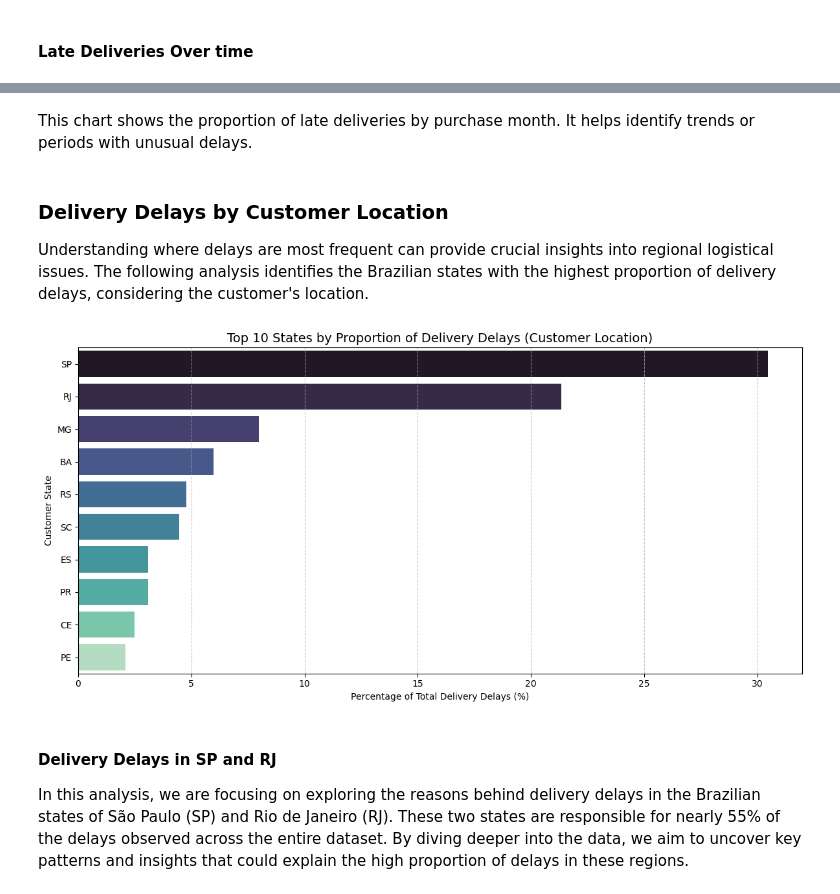
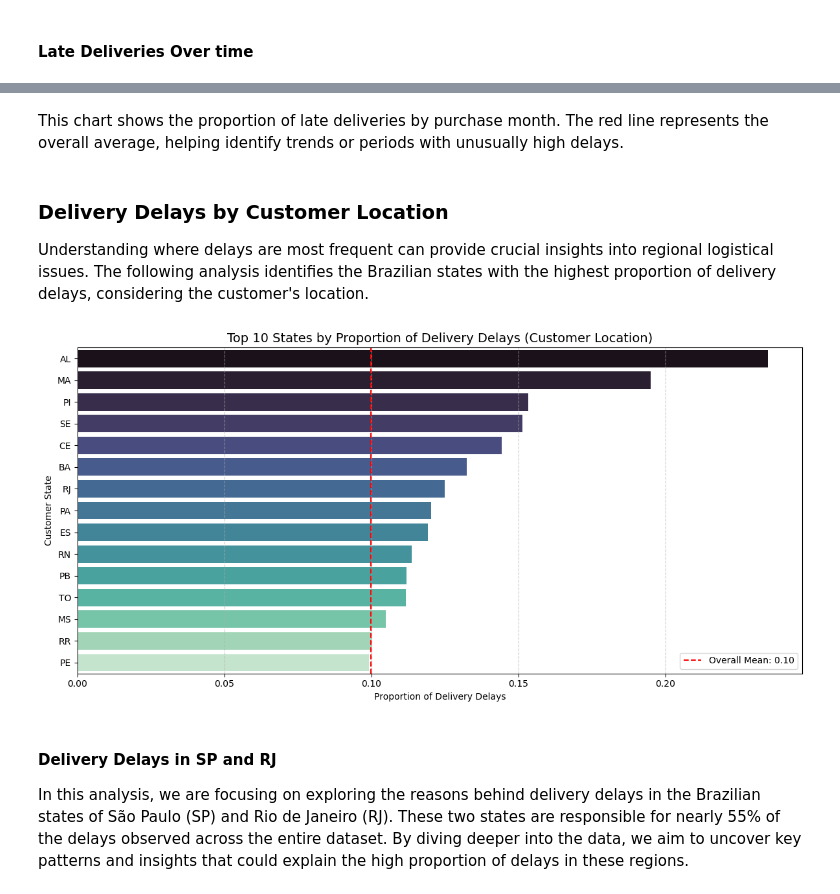
Before and after one commit to rickaof/Portfolio, a Jupyter notebook: Ecommerce_Analysis/notebooks/data_preparation.ipynb, the cells around one changed output, grey strips where cells are left out. Cells and saved outputs as stored; diff of their text form; code cells hidden in the pictures.

```diff
--- a/Ecommerce_Analysis/notebooks/data_preparation.ipynb
+++ b/Ecommerce_Analysis/notebooks/data_preparation.ipynb
@@ -511,37 +524,39 @@ plt.show()
 # %% [markdown]
-This chart shows the proportion of late deliveries by purchase month. It helps identify trends or periods with unusual delays.
+This chart shows the proportion of late deliveries by purchase month. The red line represents the overall average, helping identify trends or periods with unusually high delays.
 # %% [markdown]
 ### Delivery Delays by Customer Location
 Understanding where delays are most frequent can provide crucial insights into regional logistical issues. The following analysis identifies the Brazilian states with the highest proportion of delivery delays, considering the customer's location.
-# %%
-# filter only delayed orders
-delayed_orders = df_merged[df_merged['is_late'] == 1]
-
-# Count number of delays by customer state
-delays_by_state = delayed_orders['customer_state'].value_counts().reset_index()
-delays_by_state.columns = ['customer_state', 'delay_count']
-
-# Calculate the total number of delays
-total_delays = delayed_orders.shape[0]
-
-# Calculate the percentage of delays per state
-delays_by_state['delay_percentage'] = (delays_by_state['delay_count'] / total_delays) * 100
-
-# Sort and select the top 10 states with the highest delay proportions
-top_states = delays_by_state.sort_values(by='delay_percentage', ascending=False).head(10)
-
-# Plot delay percentage by customer state
-plt.figure(figsize=(12, 6))
-sns.barplot(x='delay_percentage', y='customer_state', data=top_states, palette='mako')
-
-plt.title('Top 10 States by Proportion of Delivery Delays (Customer Location)', fontsize=14)
-plt.xlabel('Percentage of Total Delivery Delays (%)')
-plt.ylabel('Customer State')
-plt.grid(axis='x', linestyle='--', alpha=0.7)
-plt.tight_layout()
-plt.show()
-# %% [output]
-[figure, removed]
+# %%
+# Filter only delayed orders (calculating the mean delay rate per state)
+delayed_orders = df_merged.groupby("customer_state")["is_late"].mean()
+
+# Sort and select the top 10 states with the highest delay proportions
+top_states = delayed_orders.sort_values(ascending=False).head(15)
+
+# Reset index to turn it into a DataFrame
+top_states = top_states.reset_index()
+top_states.rename(columns={"is_late": "delayed_orders"}, inplace=True)
+
+# Calculate the overall average delay rate
+overall_mean_delay = delayed_orders.mean()
+
+# Plot delay percentage by customer state
+plt.figure(figsize=(12, 6))
+sns.barplot(x='delayed_orders', y='customer_state', data=top_states, palette='mako')
+
+# Add a vertical line for the overall mean
+plt.axvline(x=overall_mean_delay, color='red', linestyle='--', label=f'Overall Mean: {overall_mean_delay:.2f}')
+
+# Plot settings
+plt.title('Top 10 States by Proportion of Delivery Delays (Customer Location)', fontsize=14)
+plt.xlabel('Proportion of Delivery Delays')
+plt.ylabel('Customer State')
+plt.grid(axis='x', linestyle='--', alpha=0.7)
+plt.legend()
+plt.tight_layout()
+plt.show()
+# %% [output]
+[figure, added]
 # %% [markdown]
 #### Delivery Delays in SP and RJ
 In this analysis, we are focusing on exploring the reasons behind delivery delays in the Brazilian states of São Paulo (SP) and Rio de Janeiro (RJ). These two states are responsible for nearly 55% of the delays observed across the entire dataset. By diving deeper into the data, we aim to uncover key patterns and insights that could explain the high proportion of delays in these regions.
```
Also changed, not shown: parts of 6 cells of this notebook.
